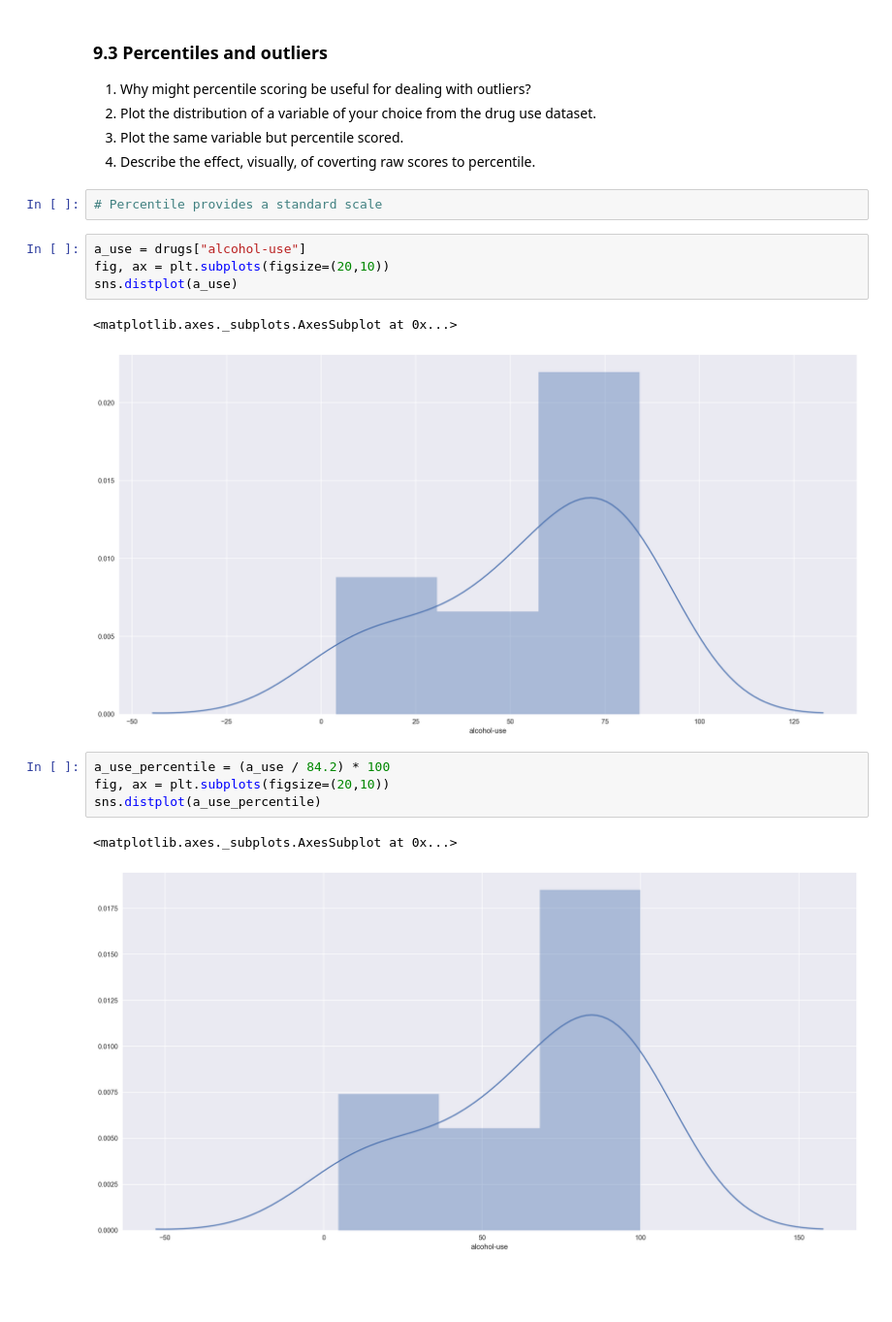
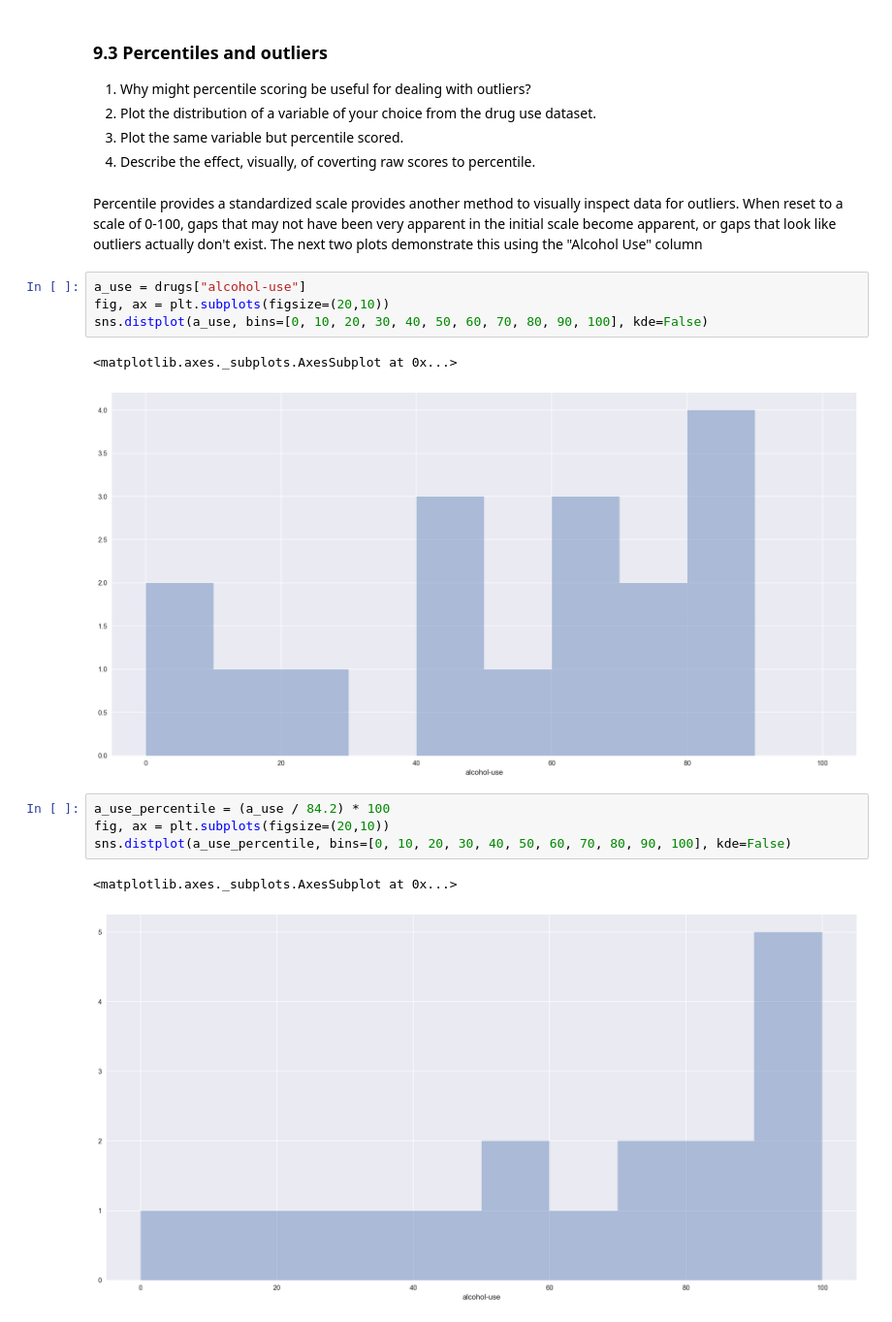
Before and after one commit to guangyic/project2, a Jupyter notebook: CHUA_Guangyi_Project2.ipynb, the cells around one changed output. Shown at 97% size. Cells and saved outputs as stored; diff of their text form; blank space fills up the shorter version.

```diff
--- a/CHUA_Guangyi_Project2.ipynb
+++ b/CHUA_Guangyi_Project2.ipynb
@@ -938,19 +1041,19 @@ Name: 23, dtype: object
 2. Plot the distribution of a variable of your choice from the drug use dataset.
 3. Plot the same variable but percentile scored.
 4. Describe the effect, visually, of coverting raw scores to percentile.
-# %%
-# Percentile provides a standard scale
+# %% [markdown]
+Percentile provides a standardized scale provides another method to visually inspect data for outliers. When reset to a scale of 0-100, gaps that may not have been very apparent in the initial scale become apparent, or gaps that look like outliers actually don't exist. The next two plots demonstrate this using the "Alcohol Use" column
 # %%
 a_use = drugs["alcohol-use"]
 fig, ax = plt.subplots(figsize=(20,10))
-sns.distplot(a_use)
+sns.distplot(a_use, bins=[0, 10, 20, 30, 40, 50, 60, 70, 80, 90, 100], kde=False)
 # %% [output]
 <matplotlib.axes._subplots.AxesSubplot at 0x...>
-[figure, old version]
+[figure, new version]
 # %%
 a_use_percentile = (a_use / 84.2) * 100
 fig, ax = plt.subplots(figsize=(20,10))
-sns.distplot(a_use_percentile)
+sns.distplot(a_use_percentile, bins=[0, 10, 20, 30, 40, 50, 60, 70, 80, 90, 100], kde=False)
 # %% [output]
 <matplotlib.axes._subplots.AxesSubplot at 0x...>
-[figure, old version]
+[figure, new version]
```
Also changed, not shown: parts of 57 cells of this notebook.
